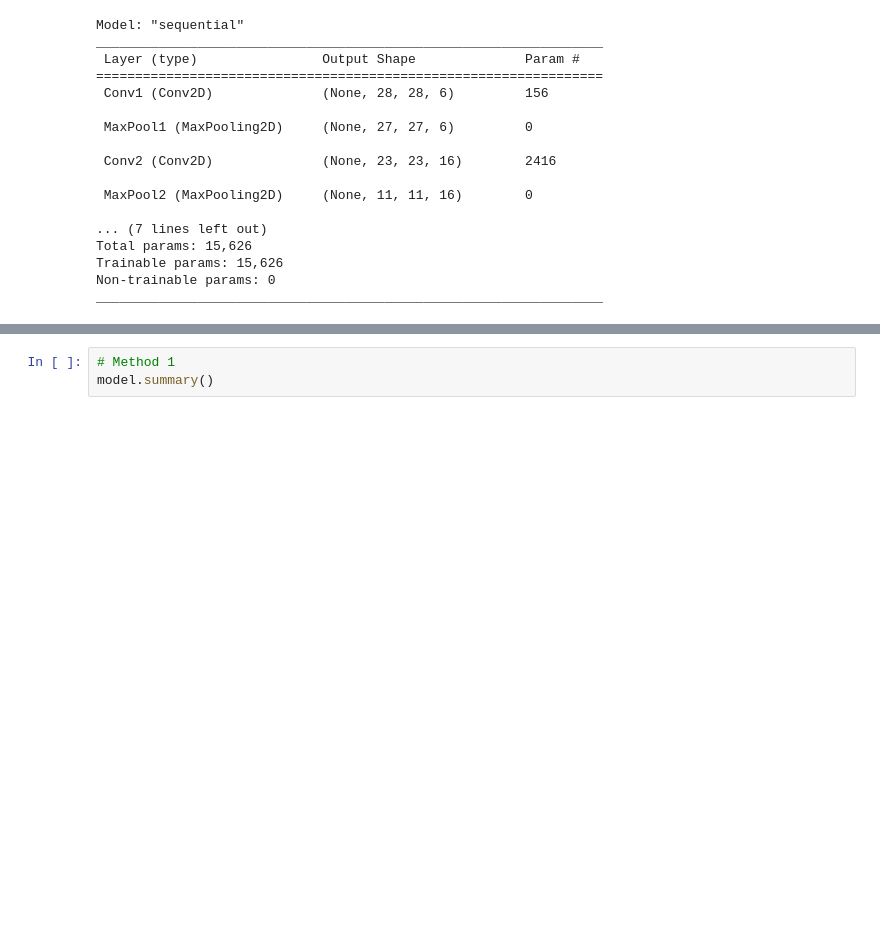
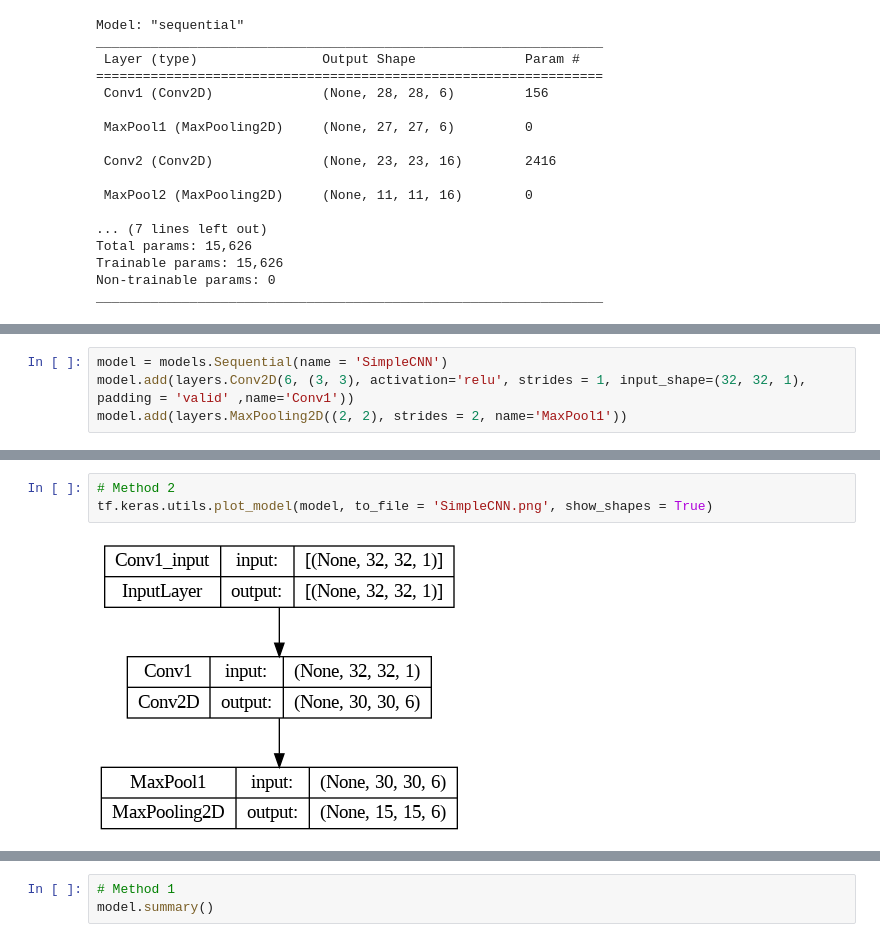
Before and after one commit to amir-asari/SEBB4083-AI--202220232, a Jupyter notebook: SEBB4083_Build_ANN_CNN_from_tensorflow.ipynb, the cells around one changed output, grey strips where cells are left out. Saved outputs shown, nothing was run; the diff lists cells and outputs as text; blank space fills up the shorter version.

```diff
--- a/SEBB4083_Build_ANN_CNN_from_tensorflow.ipynb
+++ b/SEBB4083_Build_ANN_CNN_from_tensorflow.ipynb
@@ -96,0 +136,4 @@ tf.keras.utils.plot_model(model, to_file = '2-layer NN.png', show_shapes = True)
+# %%
+model = models.Sequential(name = 'SimpleCNN')
+model.add(layers.Conv2D(6, (3, 3), activation='relu', strides = 1, input_shape=(32, 32, 1), padding = 'valid' ,name='Conv1'))
+model.add(layers.MaxPooling2D((2, 2), strides = 2, name='MaxPool1'))
@@ -97 +157,6 @@ tf.keras.utils.plot_model(model, to_file = '2-layer NN.png', show_shapes = True)
+# %%
+# Method 2
+tf.keras.utils.plot_model(model, to_file = 'SimpleCNN.png', show_shapes = True)
+# %% [output]
+[figure, added]
 # %% [markdown]
```
Also changed, not shown: parts of 12 cells of this notebook.
